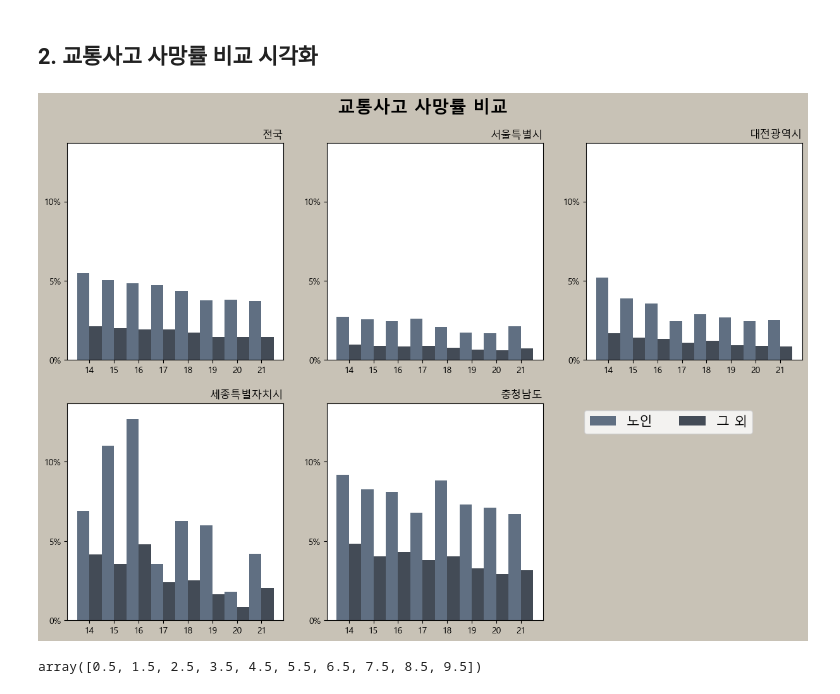
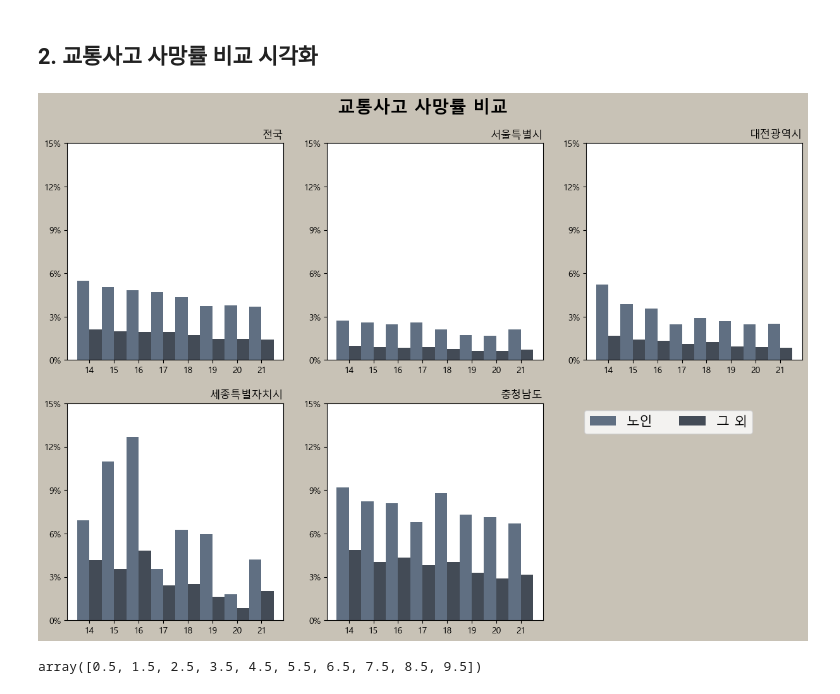
Before and after one commit to VangsillEE/eldercarac, a Jupyter notebook: EDA.ipynb, the cells around one changed output. Saved outputs shown, nothing was run; the diff lists cells and outputs as text; code cells hidden in the pictures.

```diff
--- a/EDA.ipynb
+++ b/EDA.ipynb
@@ -11,6 +11,6 @@ import os
 # %% [markdown]
 # 0. Data Road
 # %%
-elder_popcsv = pd.read_csv("D.\\data\\elderly population by region.csv", encoding='cp949')
-elder_caraccsv = pd.read_csv("D:.\\data\\elderly traffic accident.csv", encoding='cp949')
-caraccsv = pd.read_csv("D:.\\data\\traffic accident.csv", encoding='cp949')
+elder_popcsv = pd.read_csv("D:\\WORK\\수원대학교\\BDAA 학회\\2023년 지역 치안 안전 데이터 분석 공모전 개최\\data\\elderly population by region.csv", encoding='cp949')
+elder_caraccsv = pd.read_csv("D:\\WORK\\수원대학교\\BDAA 학회\\2023년 지역 치안 안전 데이터 분석 공모전 개최\\data\\elderly traffic accident.csv", encoding='cp949')
+caraccsv = pd.read_csv("D:\\WORK\\수원대학교\\BDAA 학회\\2023년 지역 치안 안전 데이터 분석 공모전 개최\\data\\traffic accident.csv", encoding='cp949')
@@ -113,7 +140,7 @@ for i, target in enumerate(large_targets):
     # plt.axhline(20, color='#FF0044', linestyle='--', linewidth=0.7,alpha=0.7)
     plt.bar([year[2:4] for year in years[:-2]], carac_dead_ratio[target].values, color ="#606F82")
     plt.ylim(min, max+1)
-    plt.yticks(list(range(0,int(max+1),5)),[str(x)+"%" for x in list(range(0,int(max+1),5))])
+    plt.yticks(list(range(0,10,5)),[str(x)+"%" for x in list(range(0,int(10),5))])
     plt.title(target, loc = "right")
 plt.suptitle("연도별 교통사고 사망률",fontsize=20,y=0.95, fontweight = 'bold')
 
@@ -191,7 +226,7 @@ elder_carac_dead_ratio
 # %%
 plt.figure(figsize=(15,10), dpi=100, facecolor='#C8C2B6')
-max=elder_carac_dead_ratio["세종특별자치시"].max()
-min=elder_carac_dead_ratio["서울특별시"].min()
+# max=elder_carac_dead_ratio["세종특별자치시"].max()
+# min=elder_carac_dead_ratio["서울특별시"].min()
 
 for i, target in enumerate(large_targets):
     plt.subplot(2,3,i+1)
@@ -200,7 +235,7 @@ for i, target in enumerate(large_targets):
     # plt.axhline(20, color='#FF0044', linestyle='--', linewidth=0.7,alpha=0.7)
     plt.bar([year[2:4] for year in years[:-2]], elder_carac_dead_ratio[target].values, color ="#606F82")
     plt.ylim(min, max+1)
-    plt.yticks(list(range(0,int(max+1),5)),[str(x)+"%" for x in list(range(0,int(max+1),5))])
+    plt.yticks(list(range(0,16,3)),[str(x)+"%" for x in list(range(0,int(16),3))])
     plt.title(target, loc = "right")
 plt.suptitle("연도별 노인교통사고 사망률",fontsize=20,y=0.95, fontweight = 'bold')
 
@@ -211,26 +246,26 @@ plt.savefig('elder_carac_dead_ratio.jpeg')
 ## 2. 교통사고 사망률 비교 시각화
 # %%
 plt.figure(figsize=(15,10), dpi=100, facecolor='#C8C2B6')
-max=elder_carac_dead_ratio["세종특별자치시"].max()
-min=elder_carac_dead_ratio["서울특별시"].min()
+# max=elder_carac_dead_ratio["세종특별자치시"].max()
+# min=elder_carac_dead_ratio["서울특별시"].min()
 
 for i, target in enumerate(large_targets):
     plt.subplot(2,3,i+1)
     # plt.axhline(7, color='#FF0044', linestyle='--', linewidth=0.7, alpha=0.7)
     # plt.axhline(14, color='#FF0044', linestyle='--', linewidth=0.7,alpha=0.7)
     # plt.axhline(20, color='#FF0044', linestyle='--', linewidth=0.7,alpha=0.7)
     plt.bar(range(8), elder_carac_dead_ratio[target].values, color ="#606F82", width=0.5)
     plt.bar(np.arange(8)+0.5, carac_dead_ratio[target].values, color ="#434B56",width=0.5 )
     plt.ylim(min, max+1)
     plt.xticks(np.arange(8)+0.25, [year[2:4] for year in years[:-2]])
-    plt.yticks(list(range(0,int(max+1),5)),[str(x)+"%" for x in list(range(0,int(max+1),5))])
+    plt.yticks(list(range(0,16,3)),[str(x)+"%" for x in list(range(0,int(16),3))])
     plt.title(target, loc = "right")
 plt.legend(["노인", "그 외"],ncol=2, bbox_to_anchor = (2, 1), fontsize=15)
 plt.suptitle("교통사고 사망률 비교",fontsize=20,y=0.95, fontweight = 'bold')
 
 plt.savefig('compare_carac_dead_ratio.jpeg')
 # %% [output]
-[figure, old version]
+[figure, new version]
 # %%
 np.arange(10)+0.5
 # %% [output]
```
Also changed, not shown: parts of 30 cells of this notebook.
